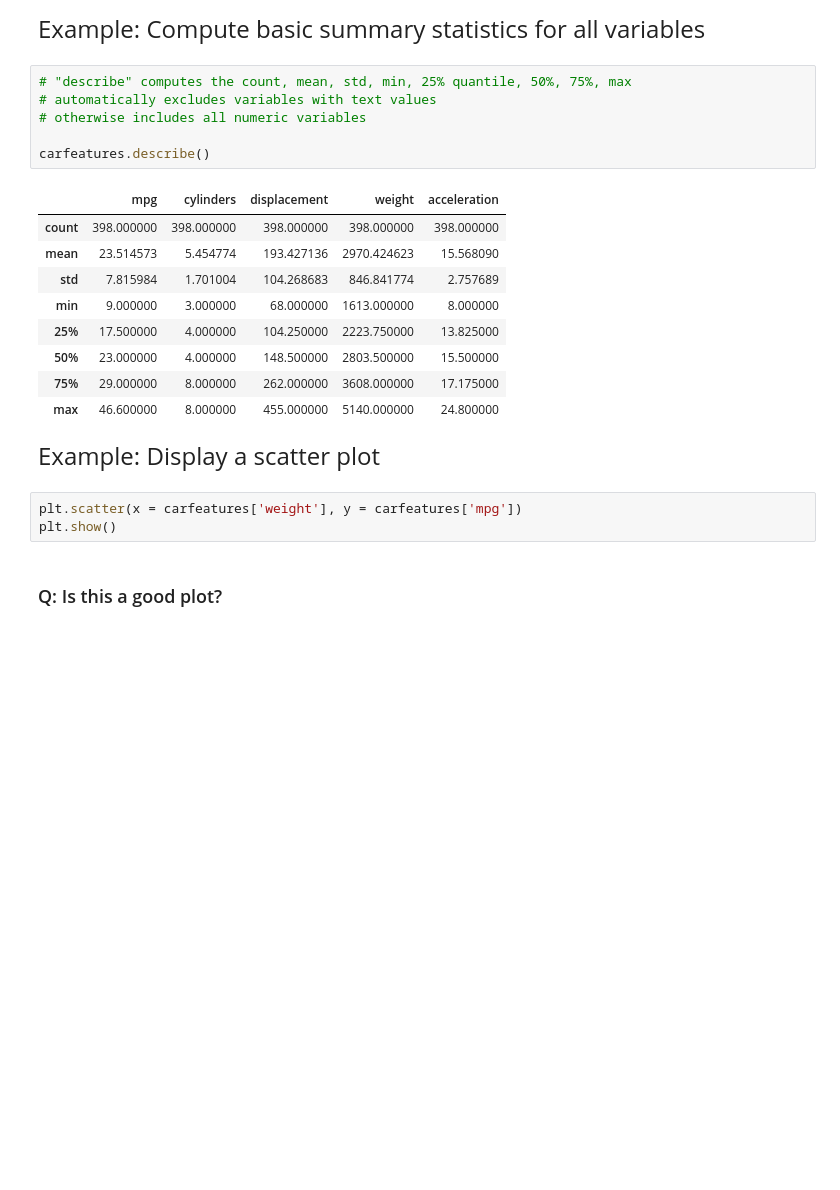
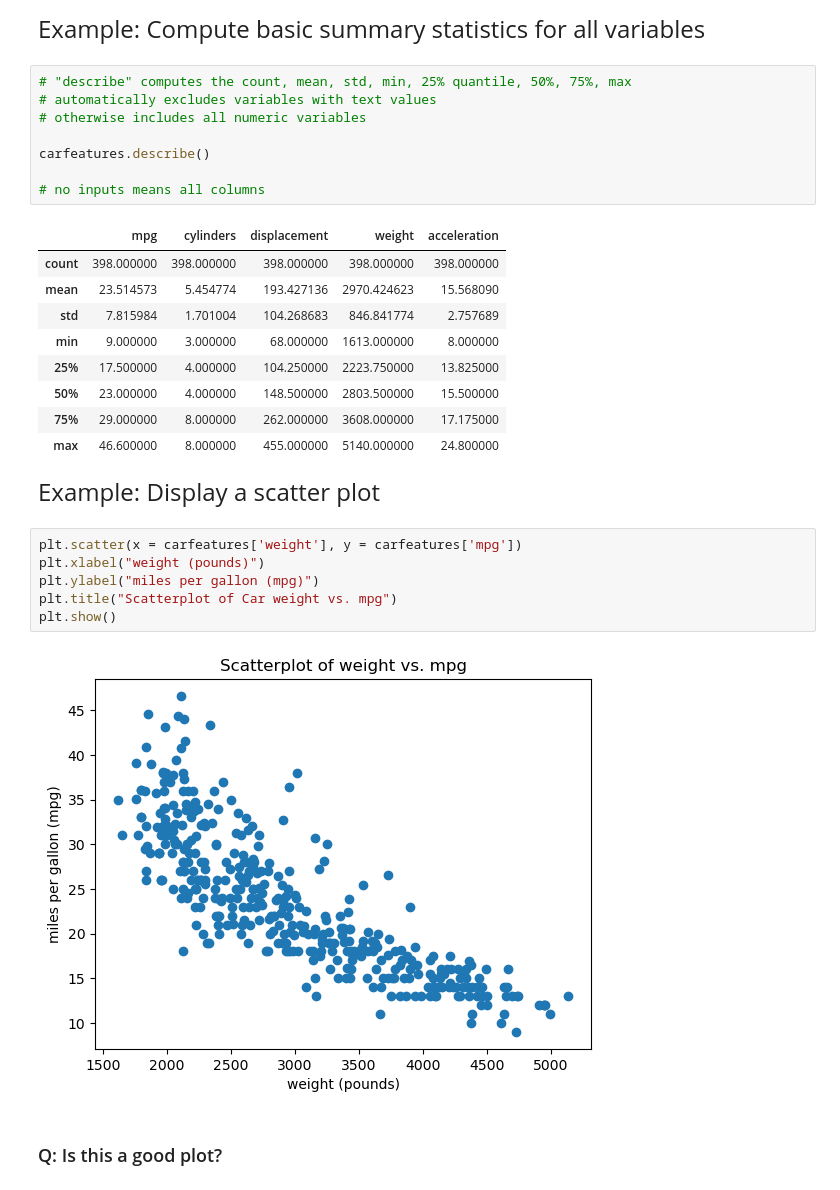
Before and after one commit to reneengai126/qtm151fall2025, a Jupyter notebook: Lecture_01_Github and Jupyter Notebooks/My Copy of Lecture 1.ipynb, the cells around one changed output. Saved outputs shown, nothing was run; the diff lists cells and outputs as text; blank space fills up the shorter version.

```diff
--- a/Lecture_01_Github and Jupyter Notebooks/My Copy of Lecture 1.ipynb
+++ b/Lecture_01_Github and Jupyter Notebooks/My Copy of Lecture 1.ipynb
@@ -288,6 +290,8 @@ Example: Compute basic summary statistics for all variables
 # otherwise includes all numeric variables
 
 carfeatures.describe()
+
+# no inputs means all columns
 # %% [output]
 |  | mpg | cylinders | displacement | weight | acceleration |
 | count | 398.000000 | 398.000000 | 398.000000 | 398.000000 | 398.000000 |
@@ -304,7 +308,12 @@ carfeatures.describe()
 Example: Display a scatter plot
 # %%
 plt.scatter(x = carfeatures['weight'], y = carfeatures['mpg'])
+plt.xlabel("weight (pounds)")
+plt.ylabel("miles per gallon (mpg)")
+plt.title("Scatterplot of Car weight vs. mpg")
 plt.show()
+# %% [output]
+[figure, added]
 # %% [markdown]
 ### Q: Is this a good plot?
 # %%
```
Also changed, not shown: parts of 3 cells of this notebook.
